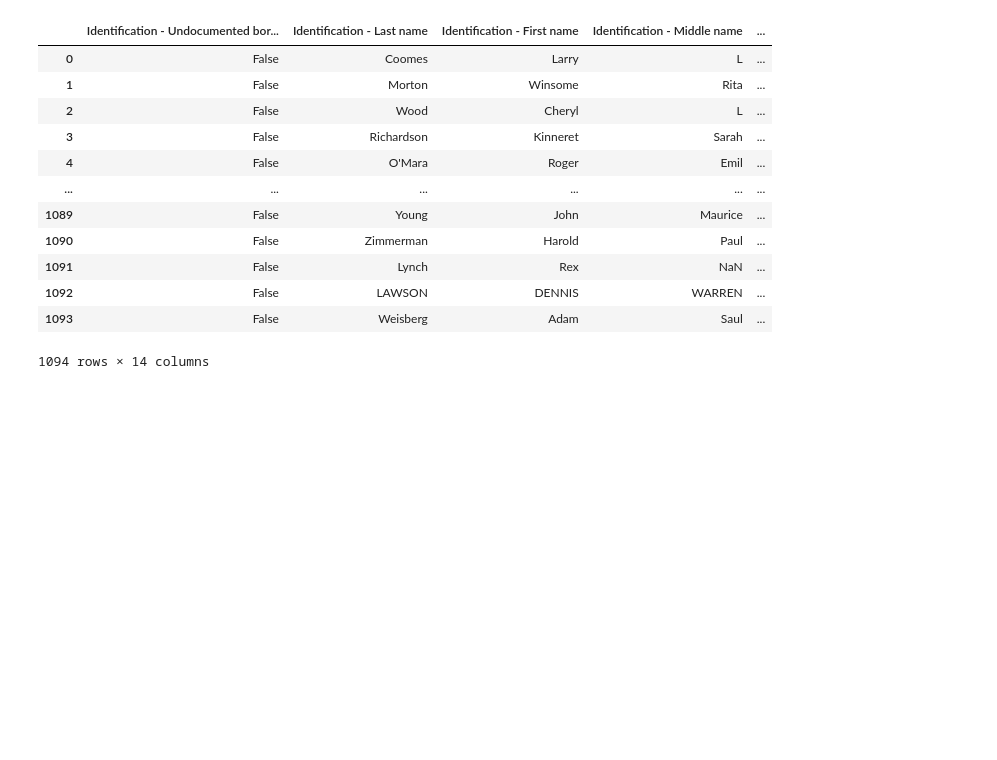
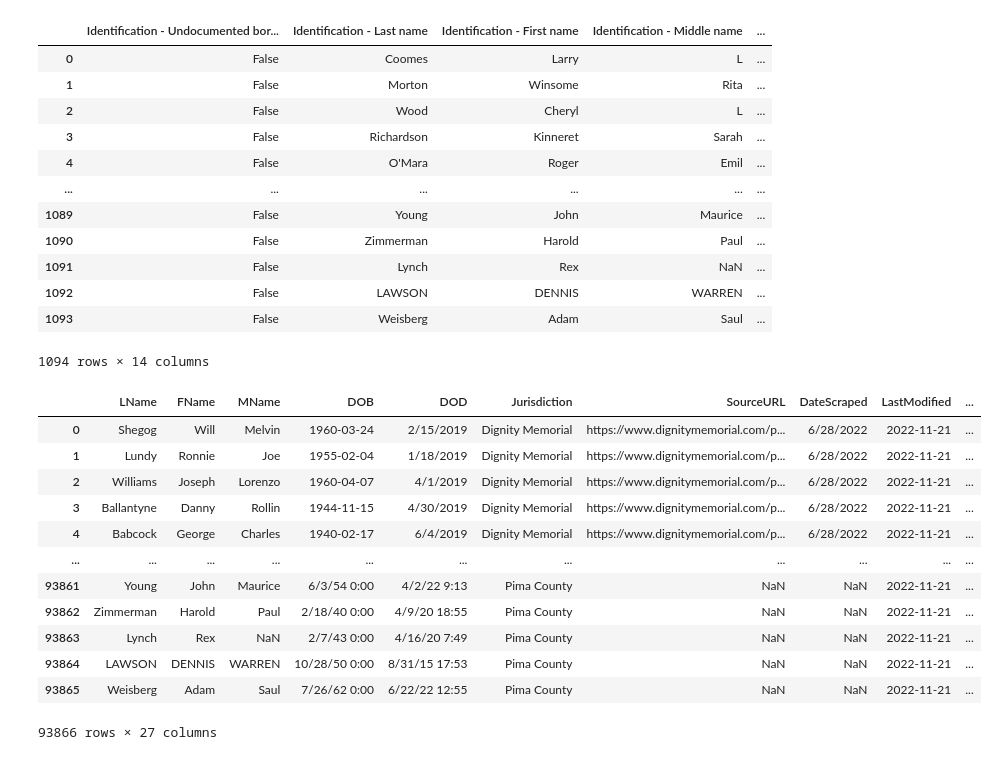
Before and after one commit to IndigentBurials/indigent-burials, a Jupyter notebook: python/data_cleaning/generate_full_data_set.ipynb, the cells around one changed output. Cells and saved outputs as stored; diff of their text form; code cells hidden in the pictures; blank space fills up the shorter version.

```diff
--- a/python/data_cleaning/generate_full_data_set.ipynb
+++ b/python/data_cleaning/generate_full_data_set.ipynb
@@ -431,7 +431,23 @@ combined_df = combine(
     DataSource(oakland_mi, oakland_mi_dict, "Oakland MI"),
     DataSource(orange_county, orange_county_dict, "Orange County"),
     DataSource(pima_county, pima_county_dict, "Pima County"),
-    ).dropna()
+    )
+# %%
+combined_df
+# %% [output]
+|  | LName | FName | MName | DOB | DOD | Jurisdiction | SourceURL | DateScraped | LastModified | ... |
+| 0 | Shegog | Will | Melvin | 1960-03-24 | 2/15/2019 | Dignity Memorial | https://www.dignitymemorial.com/p... | 6/28/2022 | 2022-11-21 | ... |
+| 1 | Lundy | Ronnie | Joe | 1955-02-04 | 1/18/2019 | Dignity Memorial | https://www.dignitymemorial.com/p... | 6/28/2022 | 2022-11-21 | ... |
+| 2 | Williams | Joseph | Lorenzo | 1960-04-07 | 4/1/2019 | Dignity Memorial | https://www.dignitymemorial.com/p... | 6/28/2022 | 2022-11-21 | ... |
+| 3 | Ballantyne | Danny | Rollin | 1944-11-15 | 4/30/2019 | Dignity Memorial | https://www.dignitymemorial.com/p... | 6/28/2022 | 2022-11-21 | ... |
+| 4 | Babcock | George | Charles | 1940-02-17 | 6/4/2019 | Dignity Memorial | https://www.dignitymemorial.com/p... | 6/28/2022 | 2022-11-21 | ... |
+| ... | ... | ... | ... | ... | ... | ... | ... | ... | ... | ... |
+| 93861 | Young | John | Maurice | 6/3/54 0:00 | 4/2/22 9:13 | Pima County | NaN | NaN | 2022-11-21 | ... |
+| 93862 | Zimmerman | Harold | Paul | 2/18/40 0:00 | 4/9/20 18:55 | Pima County | NaN | NaN | 2022-11-21 | ... |
+| 93863 | Lynch | Rex | NaN | 2/7/43 0:00 | 4/16/20 7:49 | Pima County | NaN | NaN | 2022-11-21 | ... |
+| 93864 | LAWSON | DENNIS | WARREN | 10/28/50 0:00 | 8/31/15 17:53 | Pima County | NaN | NaN | 2022-11-21 | ... |
+| 93865 | Weisberg | Adam | Saul | 7/26/62 0:00 | 6/22/22 12:55 | Pima County | NaN | NaN | 2022-11-21 | ... |
+93866 rows × 27 columns
 # %%
 combined_df.to_csv("/Users/celiahealy/Documents/GitHub/indigent-burials/python/data/indigent_burials_main.csv")
 # %%
```
Also changed, not shown: 1 other file.
